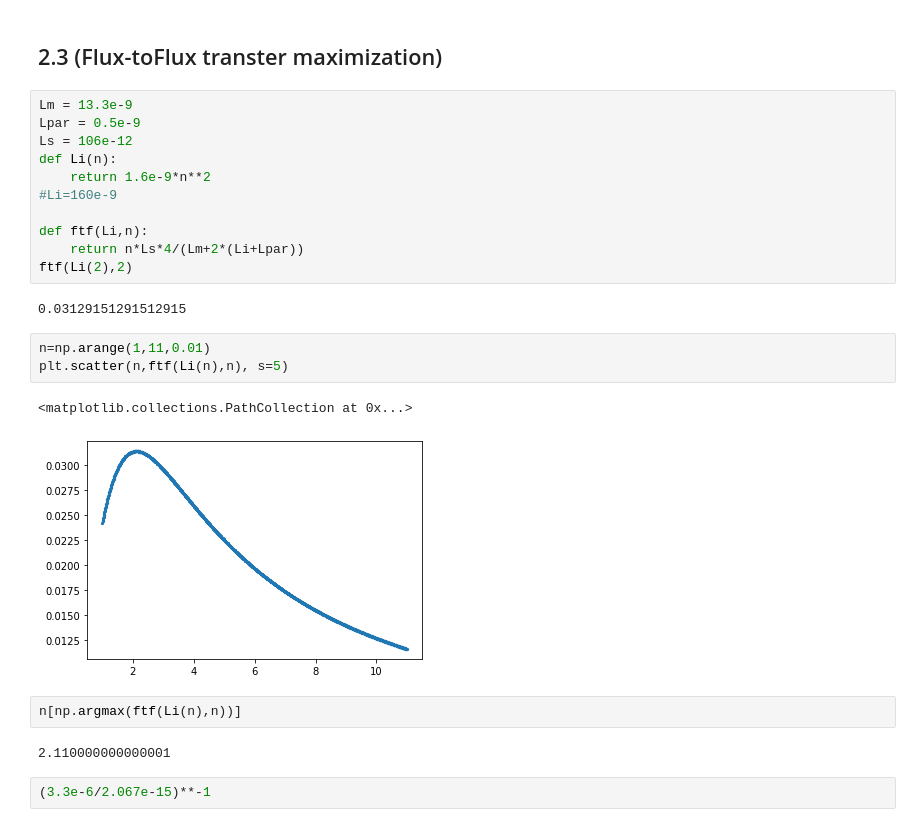
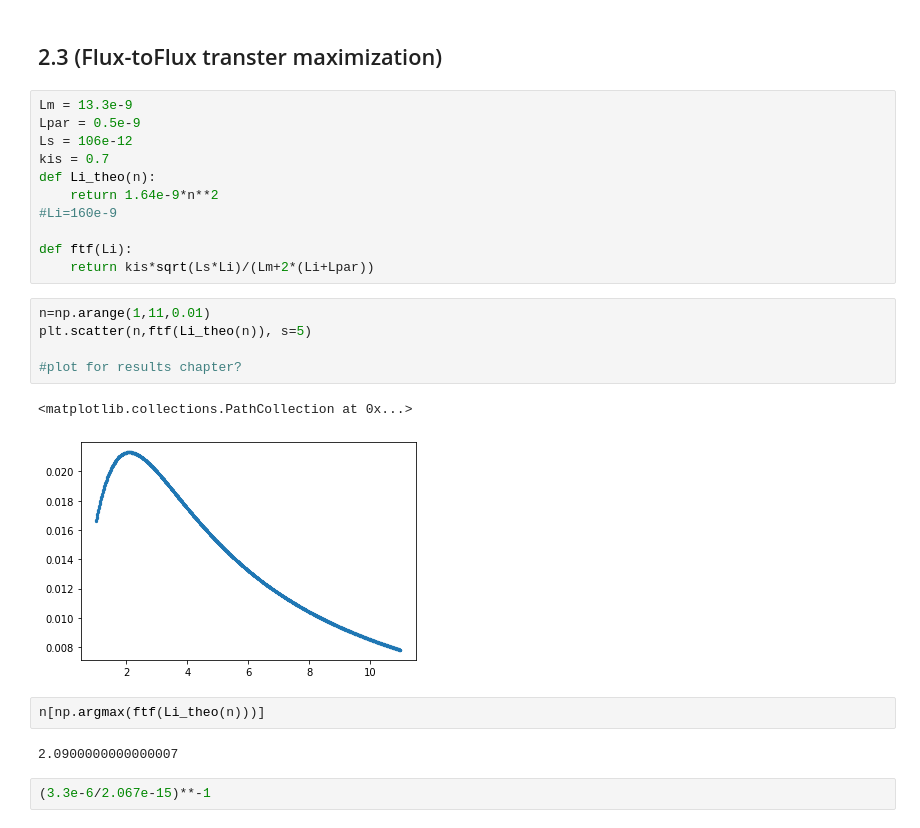
Before and after one commit to nkahne/Master-Thesis, a Jupyter notebook: Python/RandomCalc.ipynb, the cells around one changed output. Drawn from its saved outputs; the diff is of its cells as text.

```diff
--- a/Python/RandomCalc.ipynb
+++ b/Python/RandomCalc.ipynb
@@ -60,25 +60,25 @@ twostage_rta_noise(), sqrt(Sv/Vphi**2/Gphi**2/16**2), sqrt(Si/Iphi**2/Gphi**2)
 Lm = 13.3e-9
 Lpar = 0.5e-9
 Ls = 106e-12
-def Li(n):
-    return 1.6e-9*n**2
+kis = 0.7
+def Li_theo(n):
+    return 1.64e-9*n**2
 #Li=160e-9
 
-def ftf(Li,n):
-    return n*Ls*4/(Lm+2*(Li+Lpar))
-ftf(Li(2),2)
+def ftf(Li):
+    return kis*sqrt(Ls*Li)/(Lm+2*(Li+Lpar))
-# %% [output]
-0.03129151291512915
 # %%
 n=np.arange(1,11,0.01)
-plt.scatter(n,ftf(Li(n),n), s=5)
+plt.scatter(n,ftf(Li_theo(n)), s=5)
+
+#plot for results chapter?
 # %% [output]
 <matplotlib.collections.PathCollection at 0x...>
-[figure, old version]
+[figure, new version]
 # %%
-n[np.argmax(ftf(Li(n),n))]
+n[np.argmax(ftf(Li_theo(n)))]
 # %% [output]
-2.110000000000001
+2.0900000000000007
 # %%
 (3.3e-6/2.067e-15)**-1
 # %% [output]
```
Also changed, not shown: parts of 8 cells of this notebook, 14 other files.
